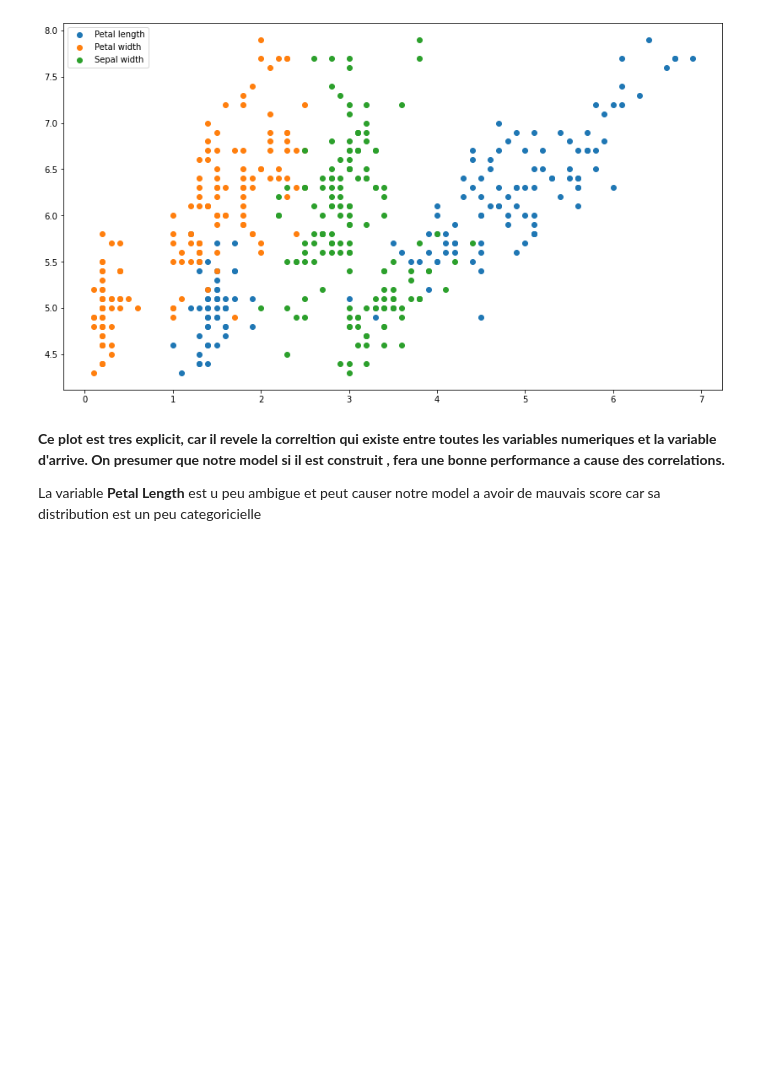
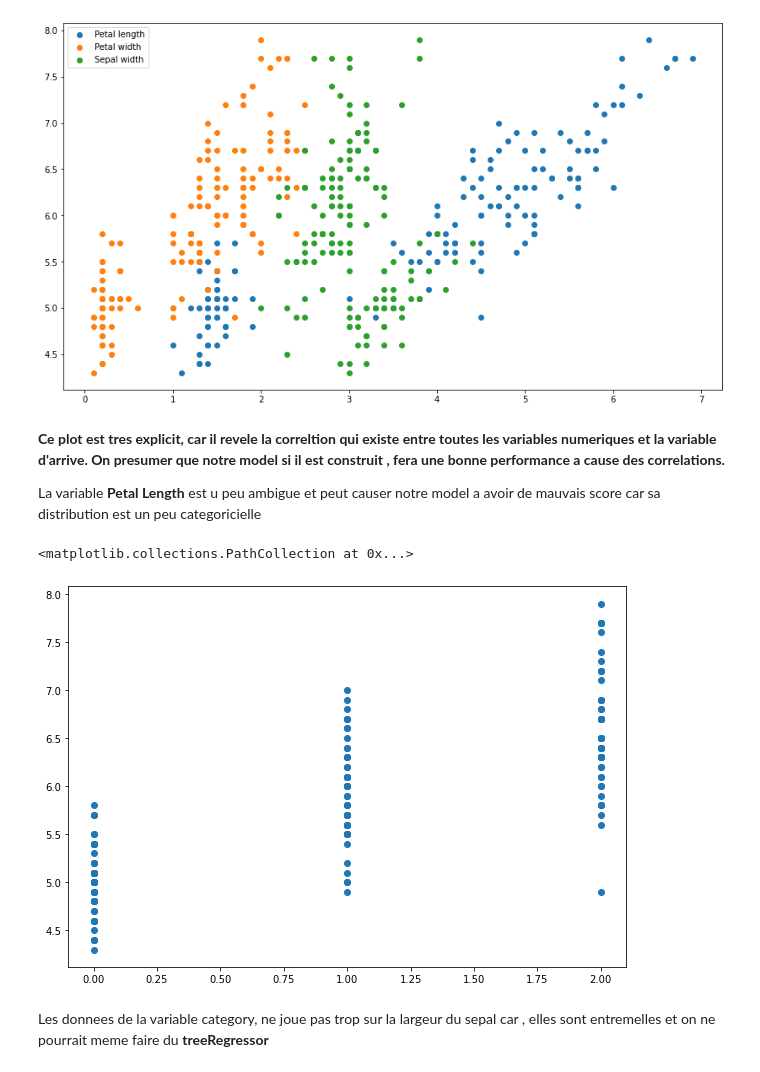
Before and after one commit to Kidchris/Regression, a Jupyter notebook: IrisFlowersEDA.ipynb, the cells around one changed output. Saved outputs shown, nothing was run; the diff lists cells and outputs as text; code cells hidden in the pictures; blank space fills up the shorter version.

Commit message:
data cleaning

```diff
--- a/IrisFlowersEDA.ipynb
+++ b/IrisFlowersEDA.ipynb
@@ -15,7 +14,7 @@ features, targets = dataset.data, dataset.target
 dataset.feature_names.append("category")
 names=dataset.feature_names
 # %%
-dataset = pd.concat([pd.DataFrame(features), pd.Series(targets)], axis=1, names=names );dataset.columns = names
+dataset = pd.concat([pd.DataFrame(features), pd.Series(targets)], axis=1, columns=names );dataset.columns = names
 # %%
 dataset.sample(3)
 # %% [output]
@@ -102,3 +101,12 @@ plt.legend()
 **Ce plot est tres explicit, car il revele la correltion qui existe entre toutes les variables numeriques et la variable d'arrive. On presumer que notre model si il est construit , fera une bonne performance a cause des correlations.**
 
 La variable **Petal Length** est u peu ambigue et peut causer notre model a avoir de mauvais score car sa  distribution est un peu categoricielle
+# %%
+### Voyons voir si en fonction de  la ategorie on peut determiner la largeur du sepal
+plt.figure(figsize=(10,7))
+plt.scatter(features.category, target)
+# %% [output]
+<matplotlib.collections.PathCollection at 0x...>
+[figure, added]
+# %% [markdown]
+Les donnees  de la variable category, ne joue pas trop sur la largeur du sepal car , elles sont entremelles et on ne pourrait meme faire du **treeRegressor**
```
Also changed, not shown: parts of 3 cells of this notebook, 2 other files.
